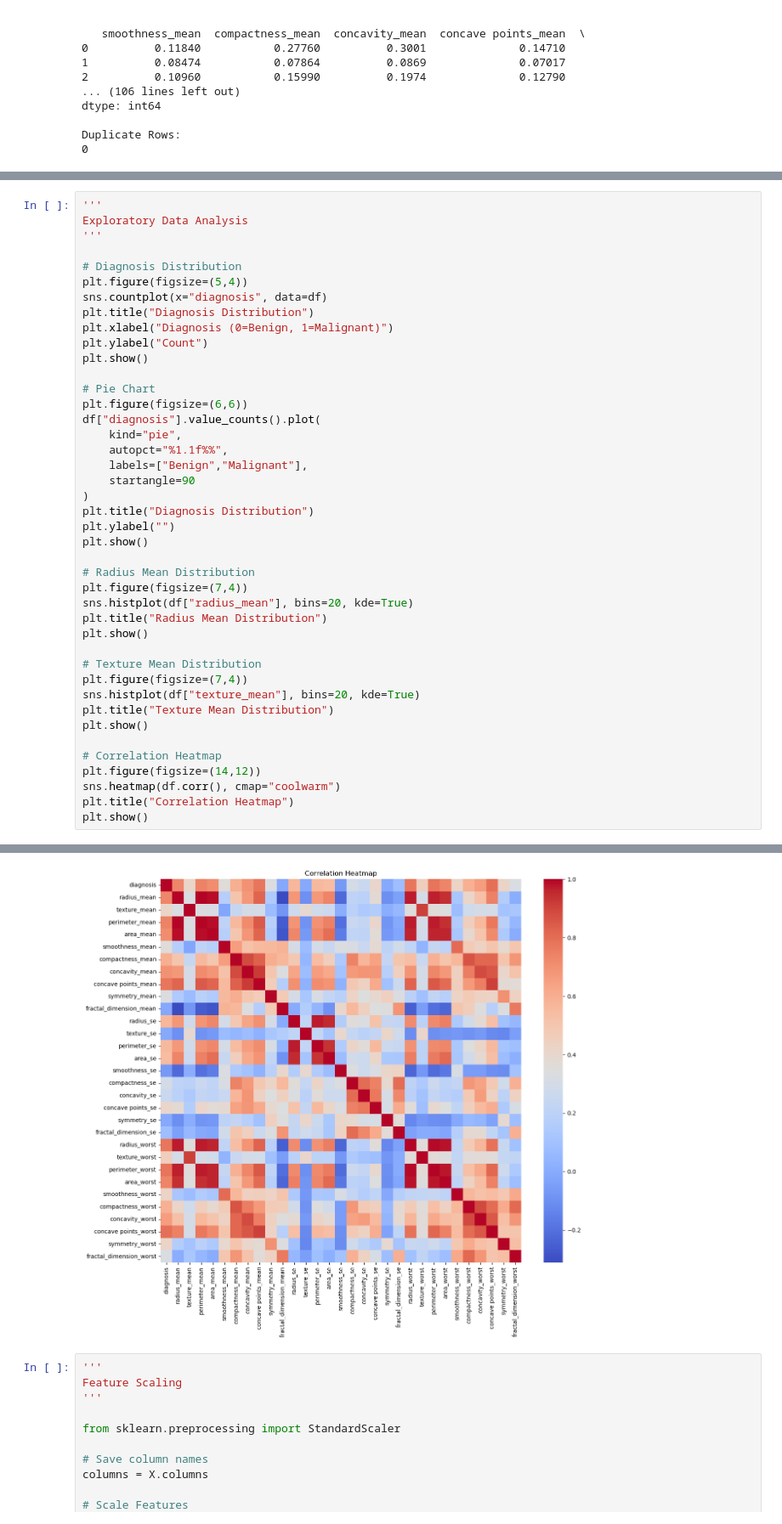
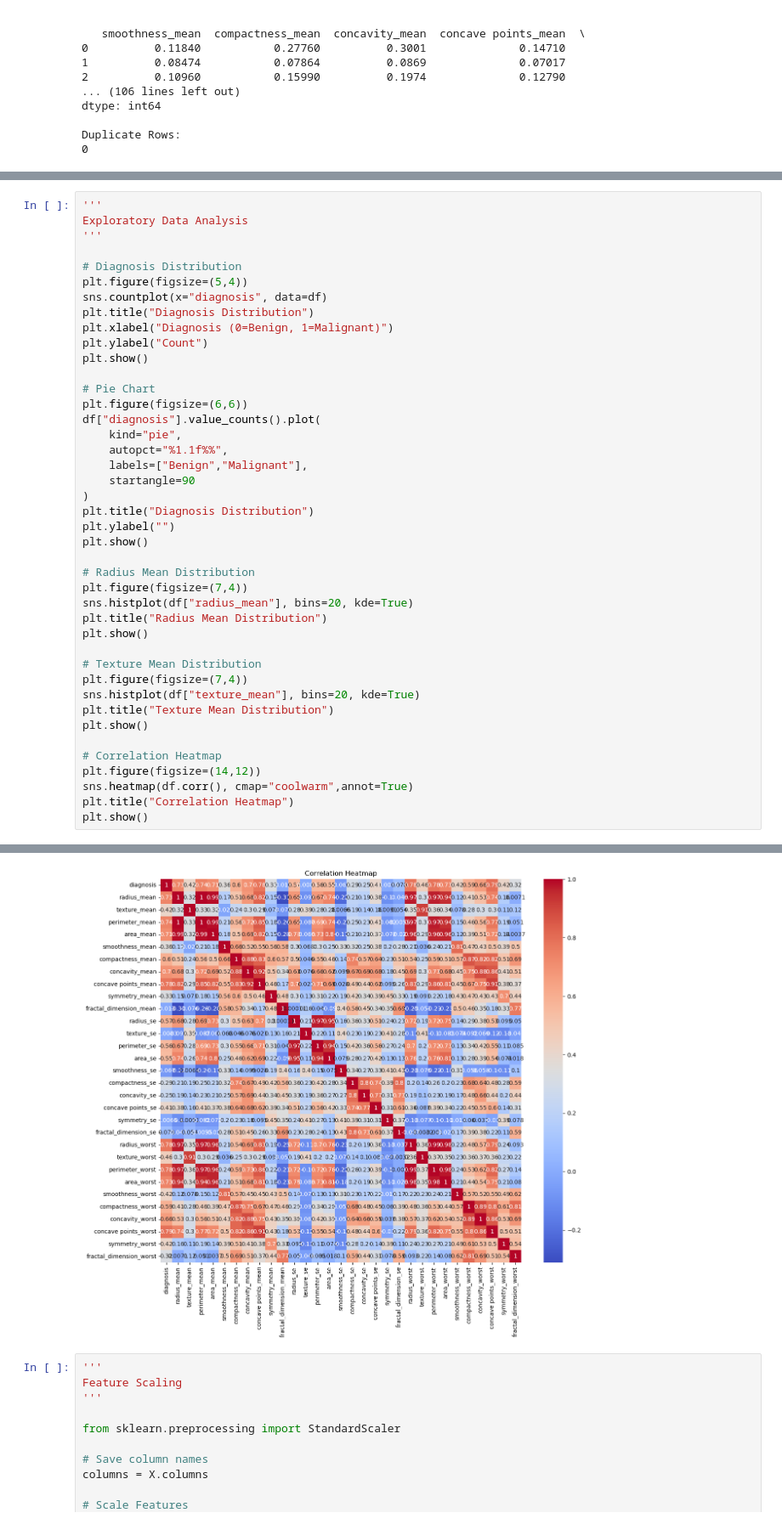
Before and after one commit to vaishnavi-rathiii/mountreach.solutions.internship-aiml-tasks_assignments, a Jupyter notebook: Session23/Question2-5/Assignment23 - Q2_Q5_Classification.ipynb, the cells around one changed output, grey strips where cells are left out. Shown at 85% size. Saved outputs shown, nothing was run; the diff lists cells and outputs as text.

```diff
--- a/Session23/Question2-5/Assignment23 - Q2_Q5_Classification.ipynb
+++ b/Session23/Question2-5/Assignment23 - Q2_Q5_Classification.ipynb
@@ -144,35 +144,35 @@ df["diagnosis"].value_counts().plot(
     kind="pie",
     autopct="%1.1f%%",
     labels=["Benign","Malignant"],
     startangle=90
 )
 plt.title("Diagnosis Distribution")
 plt.ylabel("")
 plt.show()
 
 # Radius Mean Distribution
 plt.figure(figsize=(7,4))
 sns.histplot(df["radius_mean"], bins=20, kde=True)
 plt.title("Radius Mean Distribution")
 plt.show()
 
 # Texture Mean Distribution
 plt.figure(figsize=(7,4))
 sns.histplot(df["texture_mean"], bins=20, kde=True)
 plt.title("Texture Mean Distribution")
 plt.show()
 
 # Correlation Heatmap
 plt.figure(figsize=(14,12))
-sns.heatmap(df.corr(), cmap="coolwarm")
+sns.heatmap(df.corr(), cmap="coolwarm",annot=True)
 plt.title("Correlation Heatmap")
 plt.show()
 # %% [output]
 [figure]
 [figure]
 [figure]
 [figure]
-[figure, old version]
+[figure, new version]
 # %%
 '''
 Feature Scaling
```
Also changed, not shown: parts of 1 cell of this notebook.
